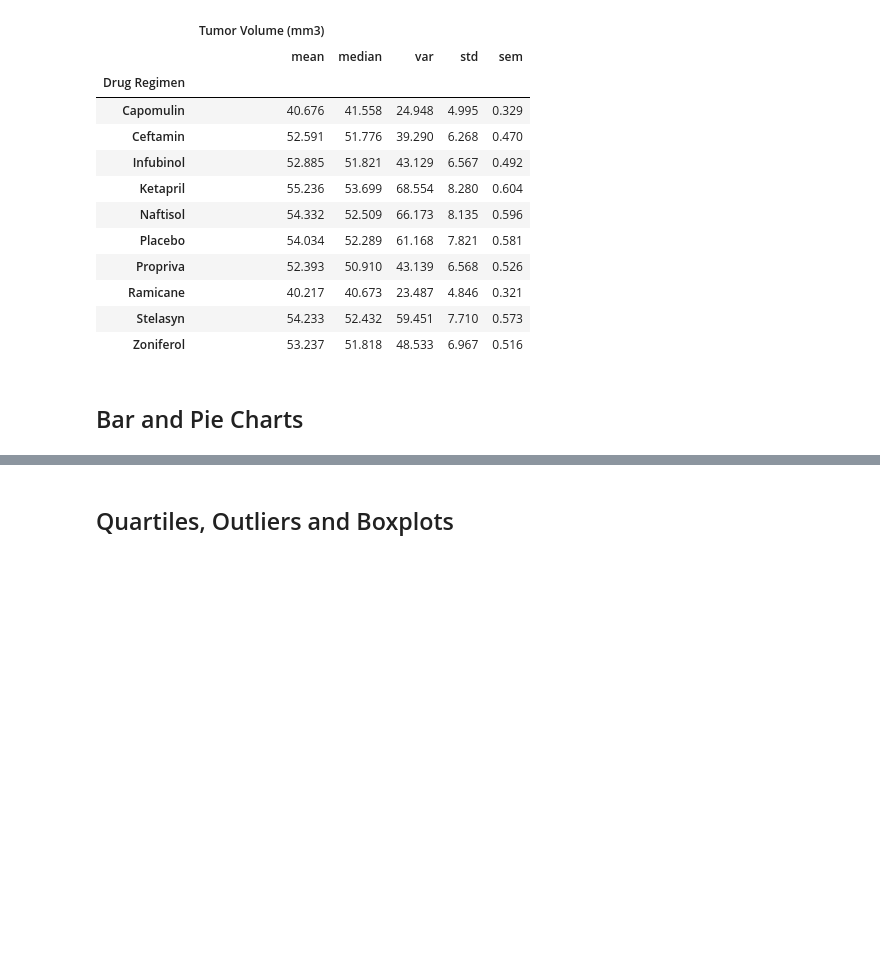
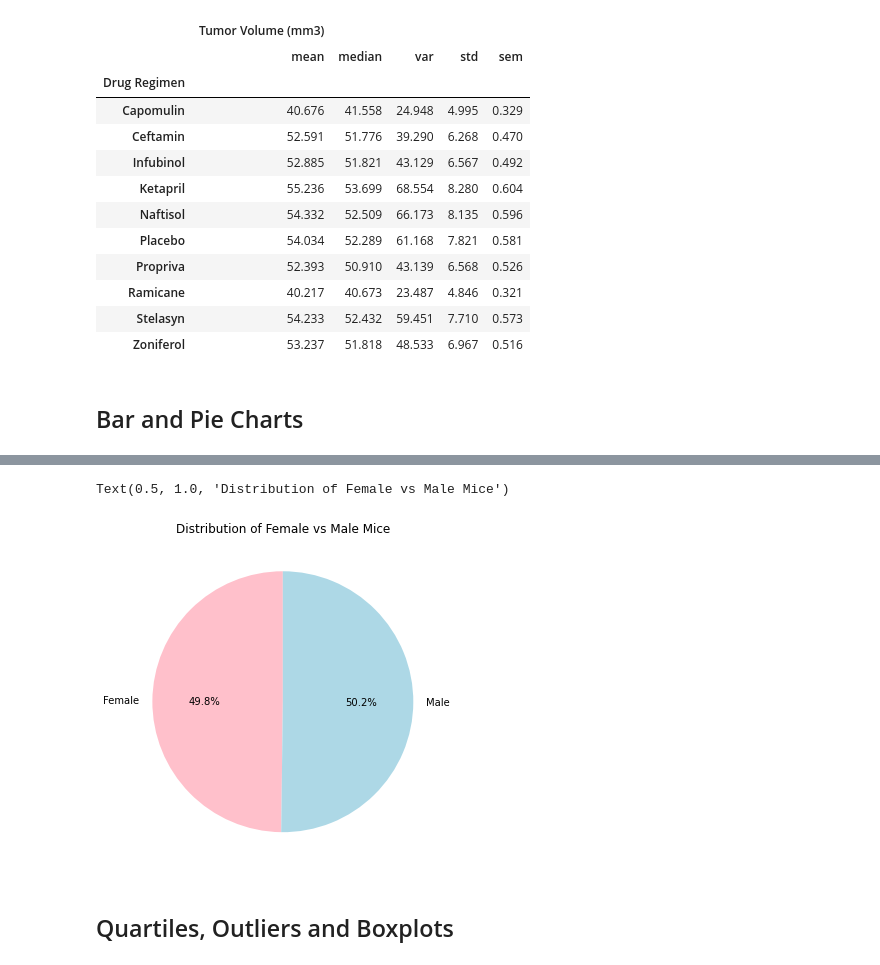
Before and after one commit to normanchan19/matplotlib-challenge, a Jupyter notebook: Pymaceuticals/pymaceuticals_starter.ipynb, the cells around one changed output, grey strips where cells are left out. Drawn from its saved outputs; the diff is of its cells as text; code cells hidden in the pictures; blank space fills up the shorter version.

```diff
--- a/Pymaceuticals/pymaceuticals_starter.ipynb
+++ b/Pymaceuticals/pymaceuticals_starter.ipynb
@@ -146,3 +210,23 @@ round(grouped_regimen_df.agg({'Tumor Volume (mm3)': ['mean', 'median', 'var', 's
+# %%
+# Generate a pie plot showing the distribution of female versus male mice using pyplot
+
+# List of genders to be used
+genders = ["Female", "Male"]
+
+# Count genders data found earlier
+count_gender
+
+# Set size of chart figure
+plt.figure(figsize=(6,6))
+
+# Create pie chart using pyplot
+plt.pie(count_gender, labels=genders, startangle=90, autopct='%1.1f%%', colors=['pink', 'lightblue'])
+
+# Set the title
+plt.title("Distribution of Female vs Male Mice")
+# %% [output]
+Text(0.5, 1.0, 'Distribution of Female vs Male Mice')
+[figure, added]
 # %% [markdown]
 ## Quartiles, Outliers and Boxplots
 # %%
```
Also changed, not shown: parts of 8 cells of this notebook.
